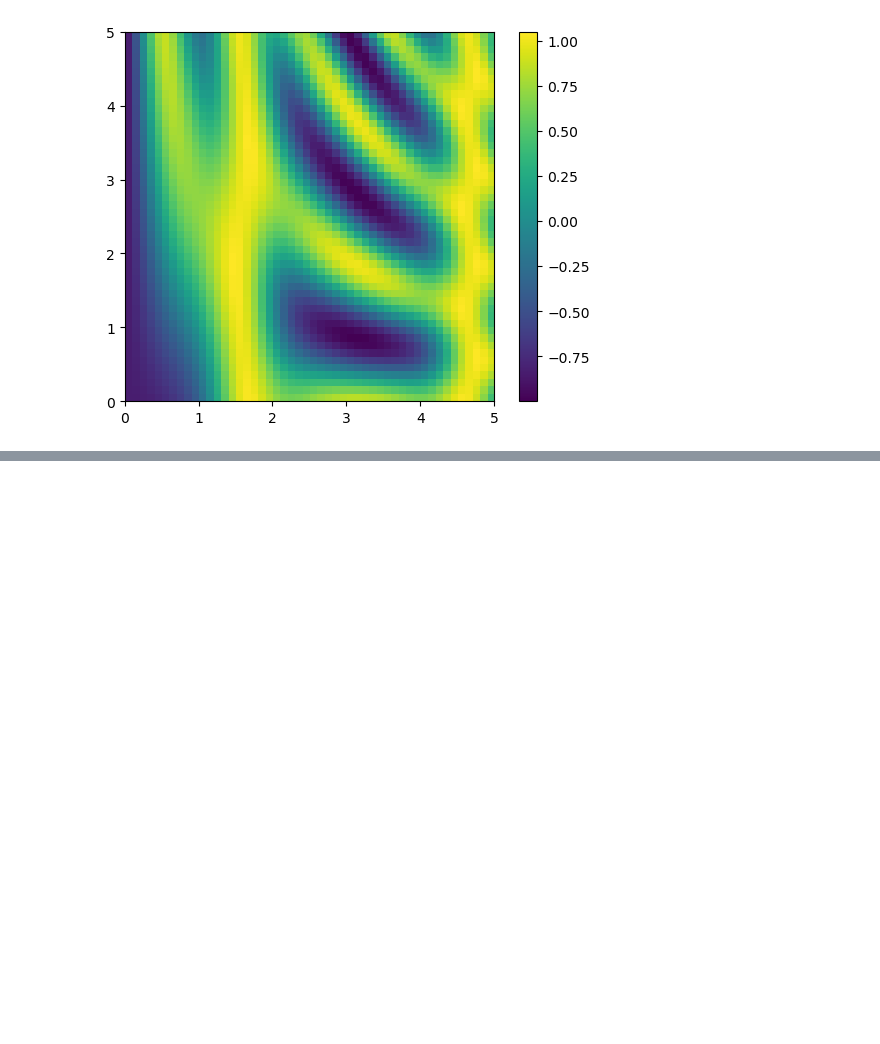
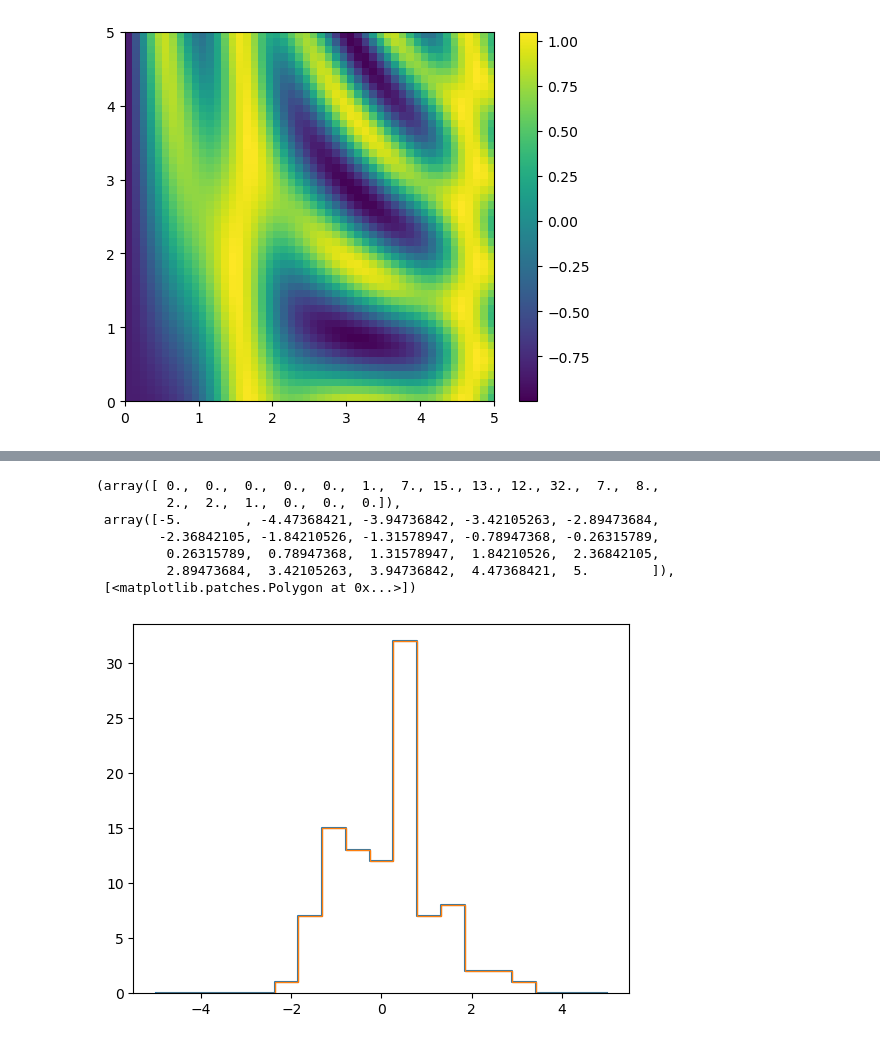
Before and after one commit to asmith9118/python_learning, a Jupyter notebook: intro_numpy.ipynb, the cells around one changed output, grey strips where cells are left out. Saved outputs shown, nothing was run; the diff lists cells and outputs as text; code cells hidden in the pictures; blank space fills up the shorter version.

```diff
--- a/intro_numpy.ipynb
+++ b/intro_numpy.ipynb
@@ -643,0 +1106,38 @@ plt.colorbar()
+# %%
+#Binning data example
+import numpy as np
+import pandas as pd
+import matplotlib.pyplot as plt
+
+rng = np.random.default_rng(seed=1701)
+
+x = rng.normal(size=100)
+
+#compute a histogram by hand
+bins = np.linspace(-5, 5, 20)
+counts = np.zeros_like(bins) #return an array of zeros with the same shape and type as a given array
+
+#find appropriate bin for each x
+i = np.searchsorted(bins,x)
+#np.searchsorted is a NumPy function used to find indices where elements should be inserted to maintain order.
+#It is particularly useful when dealing with sorted arrays and helps in efficient searching and insertion operations.
+
+#add 1 to each of these bins
+np.add.at(counts, i, 1)
+
+#counts now reflect number of points within each bin
+
+#plot results
+plt.plot(bins, counts, drawstyle = 'steps')
+
+#use matplotlib
+plt.hist(x, bins, histtype = 'step')
+# %% [output]
+(array([ 0.,  0.,  0.,  0.,  0.,  1.,  7., 15., 13., 12., 32.,  7.,  8.,
+         2.,  2.,  1.,  0.,  0.,  0.]),
+ array([-5.        , -4.47368421, -3.94736842, -3.42105263, -2.89473684,
+        -2.36842105, -1.84210526, -1.31578947, -0.78947368, -0.26315789,
+         0.26315789,  0.78947368,  1.31578947,  1.84210526,  2.36842105,
+         2.89473684,  3.42105263,  3.94736842,  4.47368421,  5.        ]),
+ [<matplotlib.patches.Polygon at 0x...>])
+[figure, added]
```
Also changed, not shown: parts of 11 cells of this notebook, 3 other files.
